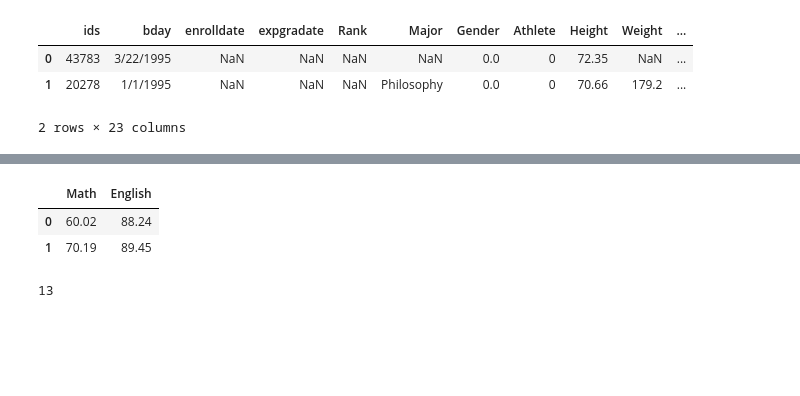
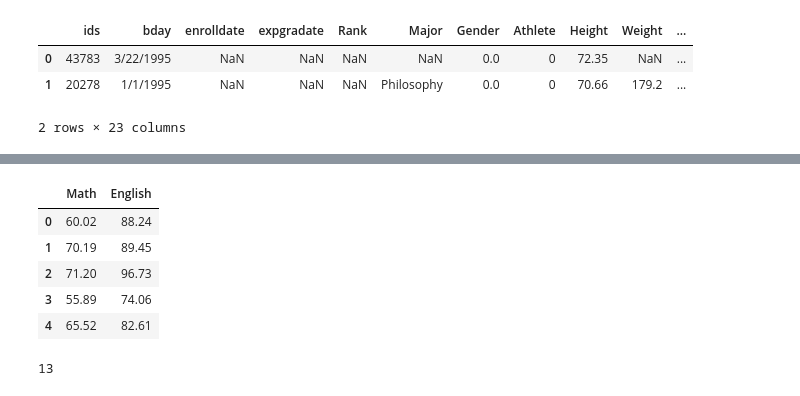
Before and after one commit to selahattintuncer/DS_assignent, a Jupyter notebook: C8124-JackSellow_StatisticAssignment-5.ipynb, the cells around one changed output, grey strips where cells are left out. Cells and saved outputs as stored; diff of their text form; code cells hidden in the pictures; blank space fills up the shorter version.

```diff
--- a/C8124-JackSellow_StatisticAssignment-5.ipynb
+++ b/C8124-JackSellow_StatisticAssignment-5.ipynb
@@ -154,5 +155,5 @@ TypeError: Cannot perform 'rand_' with a dtyped [object] array and scalar of typ
 # %%
-student = pd.read_csv(r"C:\Users\bunya\Downloads\students_2014 - students_2014.csv")
+student = pd.read_csv("data\students_2014.csv")
 student.head(2)
 # %% [output]
 |  | ids | bday | enrolldate | expgradate | Rank | Major | Gender | Athlete | Height | Weight | ... |
@@ -181,11 +182,14 @@ dtypes: float64(15), int64(2), object(6)
 memory usage: 78.3+ KB
 # %%
 mat_eng = student[["Math", "English"]]
-mat_eng.head(2)
+mat_eng.head()
 # %% [output]
 |  | Math | English |
 | 0 | 60.02 | 88.24 |
 | 1 | 70.19 | 89.45 |
+| 2 | 71.20 | 96.73 |
+| 3 | 55.89 | 74.06 |
+| 4 | 65.52 | 82.61 |
 # %%
 student["Math"].isnull().sum()
 # %% [output]
```
Also changed, not shown: parts of 19 cells of this notebook, 2 other files.
